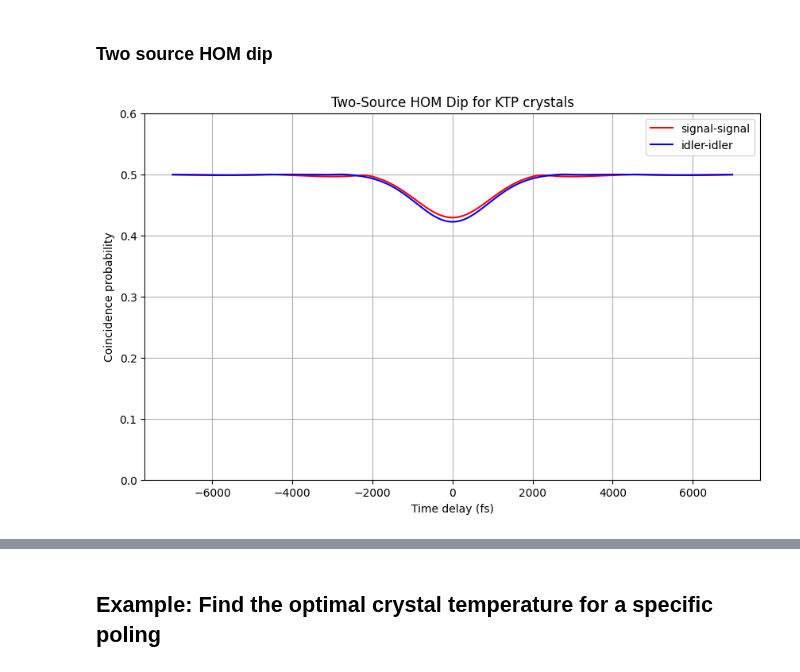
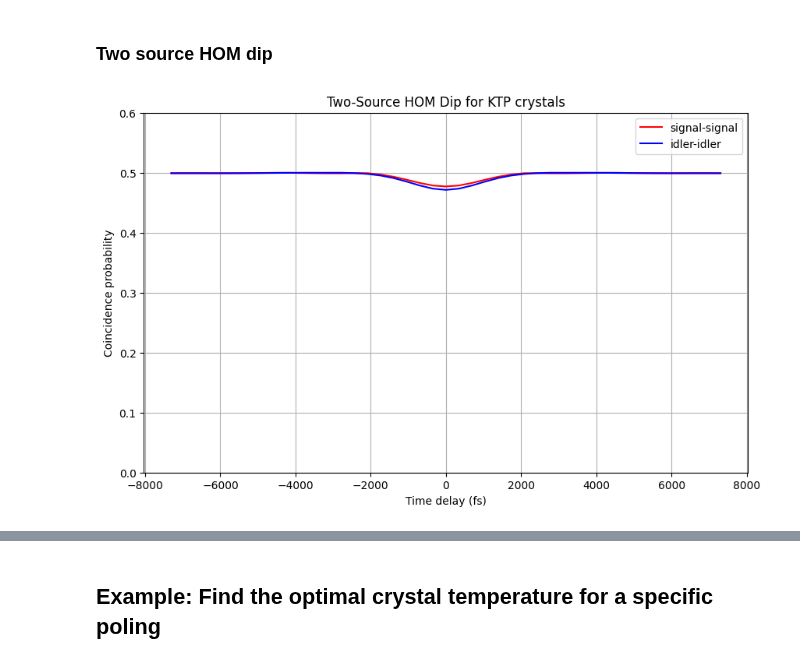
Before and after one commit to nicosieber/PhotonPairLab, a Jupyter notebook: demo.ipynb, the cells around one changed output, grey strips where cells are left out. Saved outputs shown, nothing was run; the diff lists cells and outputs as text; code cells hidden in the pictures.

```diff
--- a/demo.ipynb
+++ b/demo.ipynb
@@ -51,8 +51,8 @@ crystal2.generate_poling(laser=laser2, mode='periodic', resolution=5)
 # Create and run the simulation
 simulation1 = SPDC_Simulation(crystal1, laser1, wavelength_signal_range = [start_wavelength, end_wavelength], wavelength_idler_range = [start_wavelength, end_wavelength])
 simulation2 = SPDC_Simulation(crystal2, laser2, wavelength_signal_range = [start_wavelength, end_wavelength], wavelength_idler_range = [start_wavelength, end_wavelength])
-results1 = simulation1.run_simulation(steps=100, dev=4.3)
-results2 = simulation2.run_simulation(steps=100, dev=4.3)
+results1 = simulation1.run_simulation(steps=100)
+results2 = simulation2.run_simulation(steps=100)
 # %% [markdown]
 ### Access and plot results
 
@@ -78,34 +78,37 @@ P_tau_rescaled_cross1 = hom_data1["P_tau_rescaled_cross"]
 t_signal1 = hom_data1["time_axis"]
 P_tau_rescaled_cross2 = hom_data2["P_tau_rescaled_cross"]
 t_signal2 = hom_data2["time_axis"]
 
 # Apply threshold masks
-threshold = 7000#np.amax(t_signal1)
+threshold = 7500#np.amax(t_signal1)
 mask = (t_signal1 >= -threshold) & (t_signal1 <= threshold)
+
+P_tau1 = P_tau_rescaled_cross1[mask]
+P_tau2 = P_tau_rescaled_cross2[mask]
 
 # Plot the results
 plt.figure(figsize=(10, 6))
-plt.plot(t_signal1[mask], P_tau_rescaled_cross1[mask], label="signal-signal", color="red")
-plt.plot(t_signal2[mask], P_tau_rescaled_cross2[mask], label="idler-idler", color="blue")
+plt.plot(t_signal1[mask], P_tau1, label="signal-signal", color="red")
+plt.plot(t_signal2[mask], P_tau2, label="idler-idler", color="blue")
 
 plt.xlabel("Time delay (fs)")
 plt.ylabel("Coincidence probability")
 plt.ylim(0,0.6)
 plt.title("Two-Source HOM Dip for KTP crystals")
 plt.legend()
 plt.grid(True)
 plt.show()
 
 
 rho1, _ = analyzer.get_reduced_density_matrix("signal", 0)
 rho2, _ = analyzer.get_reduced_density_matrix("signal", 1)
 rho1_temporal = convert_to_time_domain(rho1)
 rho2_temporal = convert_to_time_domain(rho2)
 overlap = np.abs(np.sum(np.conj(rho1) * rho2))
 print("Spectral density matrix overlap:", overlap)
 temporal_norm1 = np.sum(np.abs(rho1_temporal)**2)
 temporal_norm2 = np.sum(np.abs(rho2_temporal)**2)
 overlap_temporal_norm = np.abs(np.sum(np.conj(rho1_temporal) * rho2_temporal)) / np.sqrt(temporal_norm1 * temporal_norm2)
 print("Normalized temporal overlap:", overlap_temporal_norm)
 # %% [output]
-[figure, old version]
+[figure, new version]
```
Also changed, not shown: parts of 3 cells of this notebook, 2 other files.
